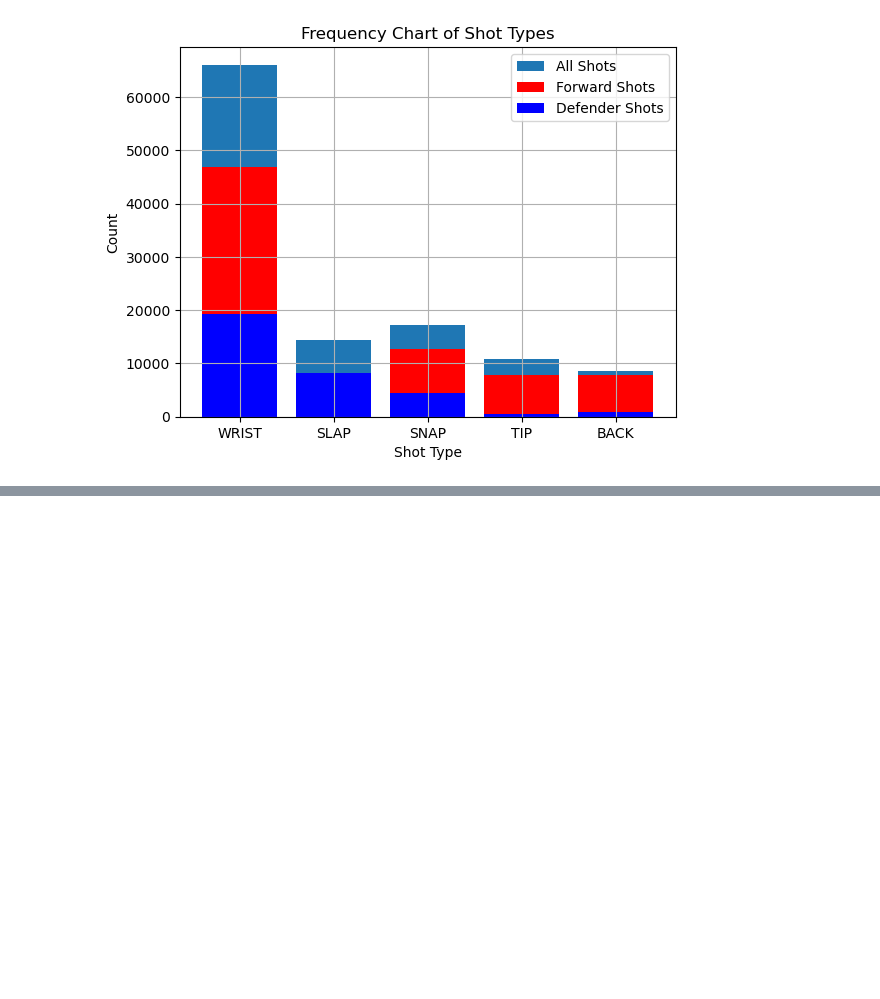
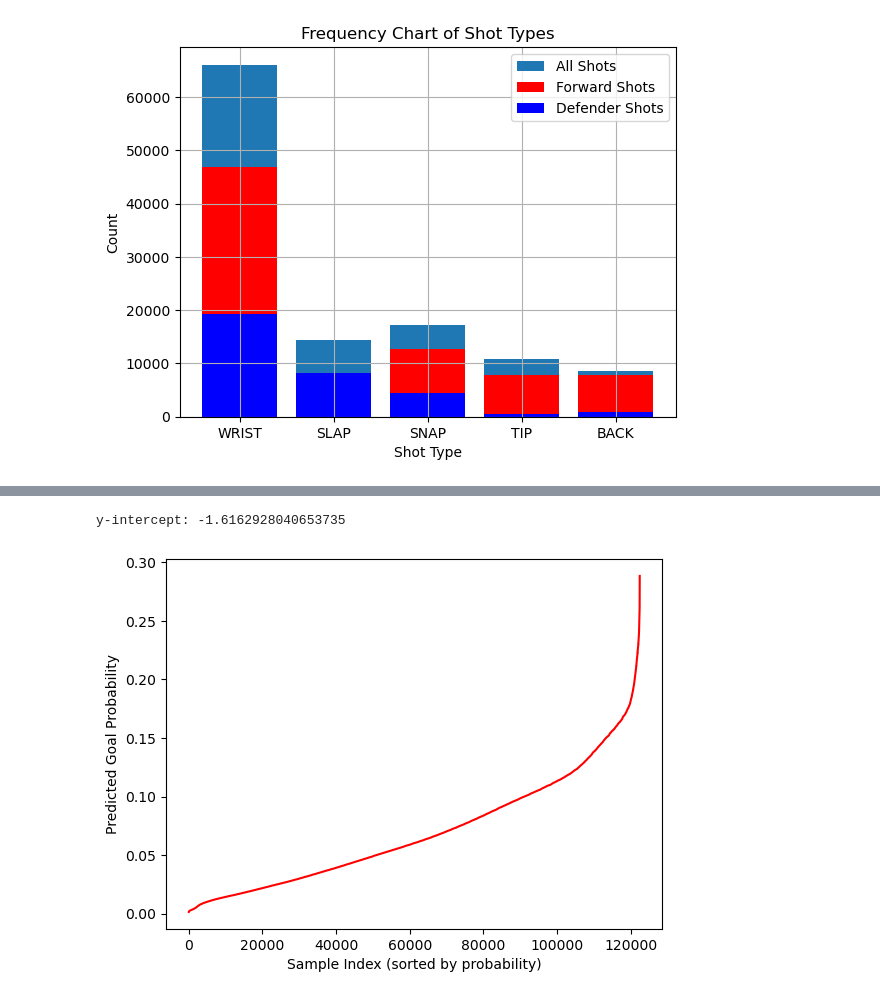
Before and after one commit to siqbal21/NHL-Shot-Probability-Machine-Learning-Model, a Jupyter notebook: expectedGoals.ipynb, the cells around one changed output, grey strips where cells are left out. Saved outputs shown, nothing was run; the diff lists cells and outputs as text; code cells hidden in the pictures; blank space fills up the shorter version.

```diff
--- a/expectedGoals.ipynb
+++ b/expectedGoals.ipynb
@@ -531,3 +531,20 @@ plt.show()
 # %% [output]
 [figure]
 [figure]
+# %%
+import numpy
+from sklearn.preprocessing import OneHotEncoder
+from sklearn import linear_model
+
+categorical_cols = ["playerPositionThatDidEvent", "shotType"] # columns in DataFrame that are categorical
+
+# Initialize the encoder
+encoder = OneHotEncoder(drop = "first")
+# Fit and transform data
+encoded = encoder.fit_transform(df[categorical_cols]).toarray() # looks at the categories and transfroms them into binary values
+# Returns a list containing
+encoded_cols = encoder.get_feature_names_out(categorical_cols)
+# Create a DataFrame for the encoded variables
+encoded_df = pd.DataFrame(encoded, columns = encoded_cols, index = df.index)
+
+print(encoded_df.head())
@@ -557,0 +607,35 @@ ImportError: cannot import name 'OneHotEncoder' from 'sklearn' (/opt/anaconda3/l
+# %%
+b0 = logr.intercept_[0]
+print(f"y-intercept: {b0}")
+# %% [output]
+y-intercept: -1.6162928040653735
+# %%
+# Use your actual data and predictions
+y_pred_proba = logr.predict_proba(X_final)[:, 1]
+
+# Sort by predicted probability for a smooth curve
+sorted_indices = np.argsort(y_pred_proba)
+plt.plot(range(len(y_pred_proba)), y_pred_proba[sorted_indices],
+         color='red', label='Logistic Regression Predictions')
+plt.xlabel('Sample Index (sorted by probability)')
+plt.ylabel('Predicted Goal Probability')
+plt.show()
+
+coefficients_dict = {"shotType_SLAP" : 0.850596,
+                     "shotType_SNAP" : 0.778037,
+                     "shotType_nan" : 0.386484,
+                     "shotType_WRIST" : 0.371701,
+                     "shotAngle" : 0.000041,
+                     "playerPositionThatDidEvent_L" : -0.003780,
+                     "playerPositionThatDidEvent_G" : -0.007343,
+                     "playerPositionThatDidEvent_R" : -0.009513,
+                     "playerPositionThatDidEvent_nan" : -0.009972,
+                     "shotDistance" : -0.047961,
+                     "shotDistance" : -0.047961,
+                     "shotRebound" : -0.047961,
+                     "shotType_TIP" : -0.087458,
+                     "shotType_DEFL" : -0.110357,
+                     "playerPositionThatDidEvent_D" : -0.139387,
+                     "shotType_WRAP" : -0.861461}
+# %% [output]
+[figure, added]
```
Also changed, not shown: parts of 3 cells of this notebook.
